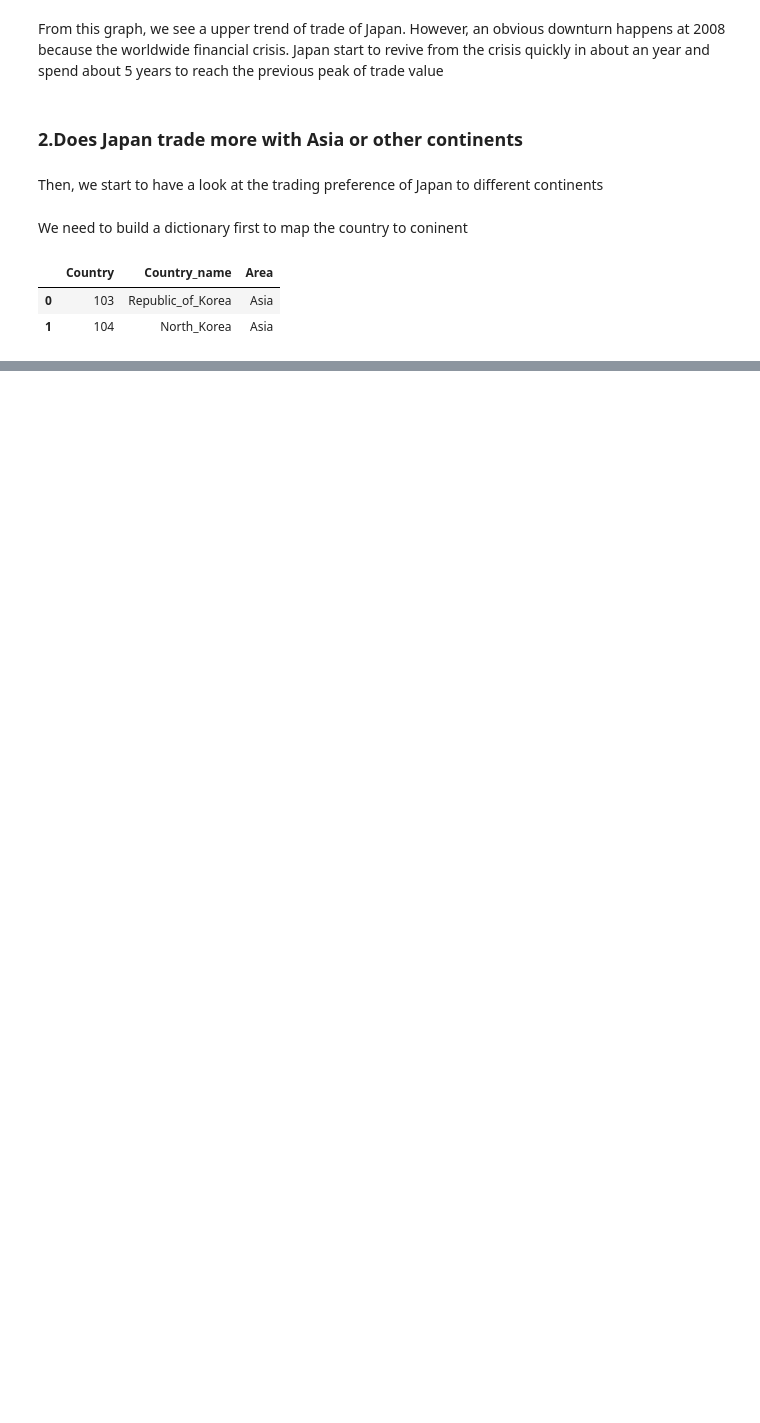
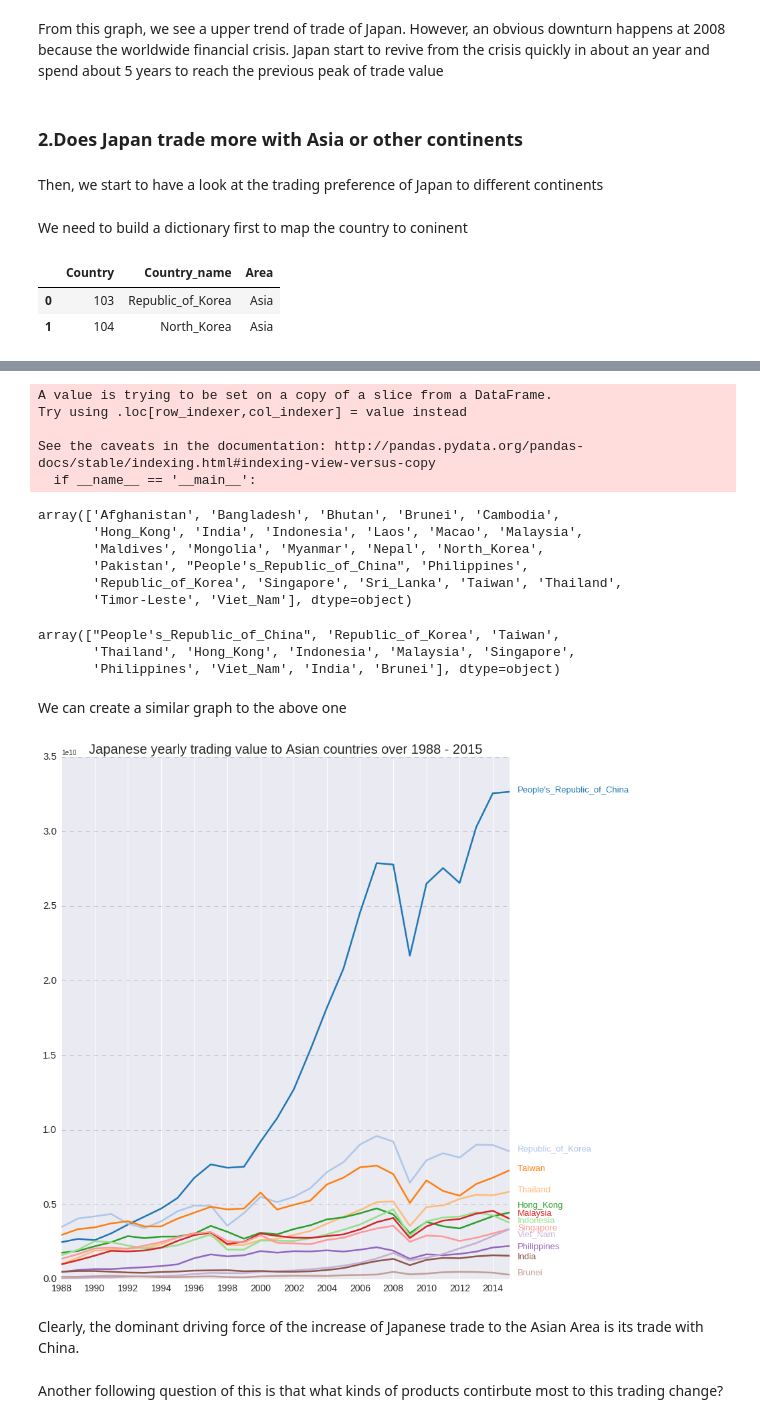
Before and after one commit to hncpr1992/Japan_Trade_Analysis, a Jupyter notebook: dataExplore.ipynb, the cells around one changed output, grey strips where cells are left out. Cells and saved outputs as stored; diff of their text form; code cells hidden in the pictures; blank space fills up the shorter version.

```diff
--- a/dataExplore.ipynb
+++ b/dataExplore.ipynb
@@ -223,0 +279,73 @@ Name: VY, dtype: int64
+# %%
+year_data["Country_eng"] = country_map[year_data["Country"]].tolist()
+# %% [output]
+A value is trying to be set on a copy of a slice from a DataFrame.
+Try using .loc[row_indexer,col_indexer] = value instead
+
+See the caveats in the documentation: http://pandas.pydata.org/pandas-docs/stable/indexing.html#indexing-view-versus-copy
+  if __name__ == '__main__':
+# %%
+# trading countries in Asia
+np.unique(year_data.ix[year_data["Area"]=="Asia","Country_eng"])
+# %% [output]
+array(['Afghanistan', 'Bangladesh', 'Bhutan', 'Brunei', 'Cambodia',
+       'Hong_Kong', 'India', 'Indonesia', 'Laos', 'Macao', 'Malaysia',
+       'Maldives', 'Mongolia', 'Myanmar', 'Nepal', 'North_Korea',
+       'Pakistan', "People's_Republic_of_China", 'Philippines',
+       'Republic_of_Korea', 'Singapore', 'Sri_Lanka', 'Taiwan', 'Thailand',
+       'Timor-Leste', 'Viet_Nam'], dtype=object)
+# %%
+# create area data
+asia_data = year_data.ix[year_data["Area"]=="Asia",:] \
+            .groupby(["Year", "Country_eng"])["VY"].sum().reset_index()
+# %%
+asia_country_sum = asia_data.groupby("Country_eng")["VY"].sum() \
+                    .reset_index().sort_values(by="VY",ascending=False)
+# %%
+topcountry = asia_country_sum["Country_eng"][0:12]
+# %%
+topcountry.values
+# %% [output]
+array(["People's_Republic_of_China", 'Republic_of_Korea', 'Taiwan',
+       'Thailand', 'Hong_Kong', 'Indonesia', 'Malaysia', 'Singapore',
+       'Philippines', 'Viet_Nam', 'India', 'Brunei'], dtype=object)
+# %% [markdown]
+We can create a similar graph to the above one
+# %%
+countries = asia_data.Country_eng
+country_offset = {"People's_Republic_of_China":0, 'Republic_of_Korea':0, 'Taiwan':0,
+       'Thailand':0, 'Hong_Kong':0.035, 'Indonesia':0, 'Malaysia':0.02, 'Singapore':-0.005,
+       'Philippines':-0.02, 'Viet_Nam':-0.05, 'India':-0.02, 'Brunei':0}
+# %%
+# These are the colors that will be used in the plot
+color_sequence = ['#1f77b4', '#aec7e8', '#ff7f0e', '#ffbb78', '#2ca02c',
+                  '#98df8a', '#d62728', '#ff9896', '#9467bd', '#c5b0d5',
+                  '#8c564b', '#c49c94', '#e377c2', '#f7b6d2', '#7f7f7f',
+                  '#c7c7c7', '#bcbd22', '#dbdb8d', '#17becf', '#9edae5']
+fig, ax = plt.subplots(1, 1, figsize=(12, 14));
+for rank, country in enumerate(topcountry):
+    countryplot = asia_data.ix[asia_data.Country_eng==country,:]
+    plt.plot(countryplot.Year,
+                    countryplot.VY,
+                    lw=2.5,
+                    color=color_sequence[rank])
+    y_pos = countryplot["VY"].tail(1) + country_offset[country]*10**10
+    plt.text(2015.5, y_pos, country, fontsize=13, color=color_sequence[rank])
+ax.spines['top'].set_visible(False)
+ax.spines['bottom'].set_visible(False)
+ax.spines['right'].set_visible(False)
+ax.spines['left'].set_visible(False)
+ax.get_xaxis().tick_bottom()
+ax.get_yaxis().tick_left()
+ax.tick_params(axis='y', labelsize=15)
+plt.xlim([1988,2015]);
+plt.xticks(range(1988, 2015, 2), fontsize=14);
+plt.grid(True, 'major', 'y', ls='--', lw=.5, c='k', alpha=.3);
+plt.title("Japanese yearly trading value to Asian countries over 1988 - 2015", size=20);
+fig.savefig('jap_asia_trade.png')
+# %% [output]
+[figure, added]
+# %% [markdown]
+Clearly, the dominant driving force of the increase of Japanese trade to the Asian Area is its trade with China.
+# %% [markdown]
+Another following question of this is that what kinds of products contirbute most to this trading change?
```
Also changed, not shown: parts of 13 cells of this notebook, 2 other files.
